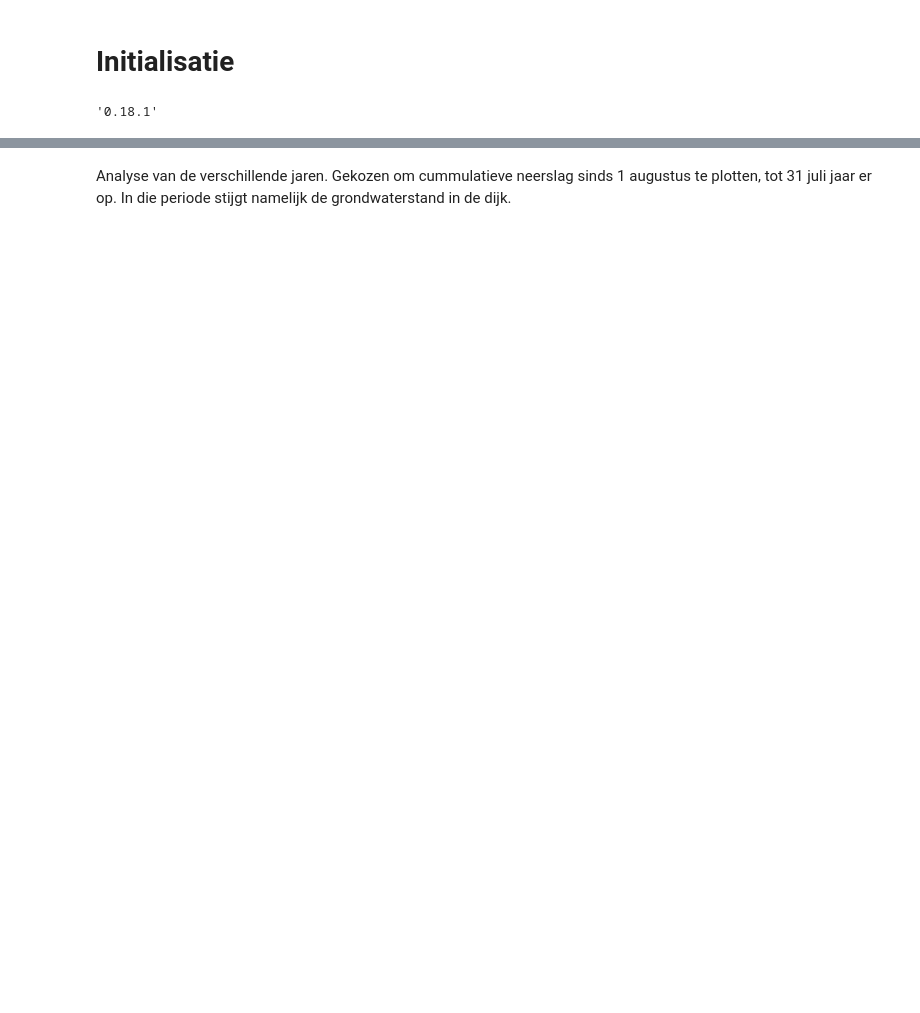
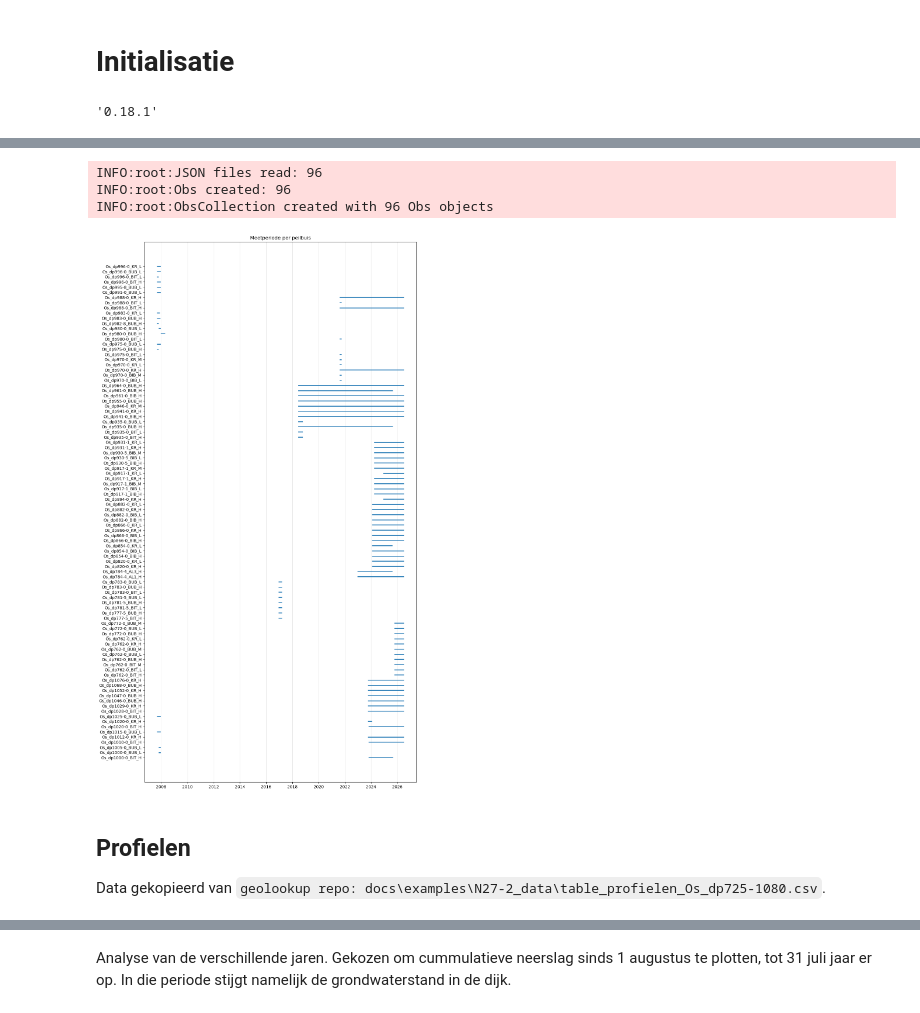
Before and after one commit to scheldestromen/voorverkenning, a Jupyter notebook: notebooks/levee_munsflow_kinematic_wave.ipynb, the cells around one changed output, grey strips where cells are left out. Saved outputs shown, nothing was run; the diff lists cells and outputs as text; code cells hidden in the pictures; blank space fills up the shorter version.

```diff
--- a/notebooks/levee_munsflow_kinematic_wave.ipynb
+++ b/notebooks/levee_munsflow_kinematic_wave.ipynb
@@ -40,0 +71,26 @@ precip.plot(figsize=(12, 4), title=f"Hourly precipitation at KNMI station {preci
+# %%
+obs_gws = lmkw.json_to_hpd(DATA_DIR + 'gws_json.zip')
+col_gwl = 'gwl_mnap'
+# %% [output]
+INFO:root:JSON files read: 96
+INFO:root:Obs created: 96
+INFO:root:ObsCollection created with 96 Obs objects
+# %%
+df_first_last = obs_gws.stats.get_first_last_obs_date().copy()
+
+fig, ax = plt.subplots(figsize=(12, max(4, 0.25 * len(df_first_last))))
+ax.hlines(
+    y=df_first_last.index,
+    xmin=df_first_last['date_first_measurement'],
+    xmax=df_first_last['date_last_measurement'],
+    color="tab:blue",
+    linewidth=2
+)
+ax.set_title("Meetperiode per peilbuis")
+ax.grid(True, axis="x", alpha=0.3)
+# %% [output]
+[figure, added]
+# %% [markdown]
+## Profielen
+
+Data gekopieerd van `geolookup repo: docs\examples\N27-2_data\table_profielen_Os_dp725-1080.csv`.
```
Also changed, not shown: parts of 38 cells of this notebook, 13 other files.
